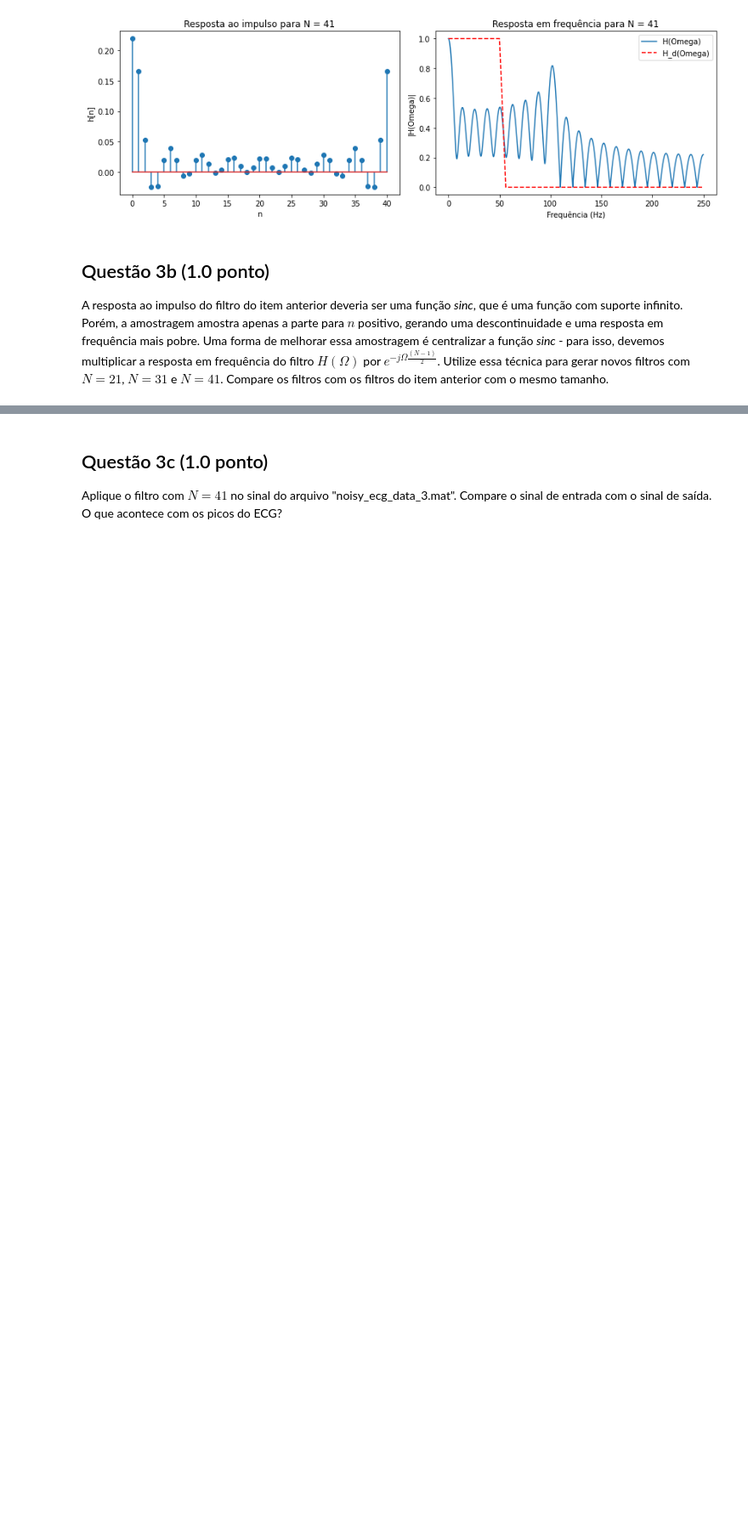
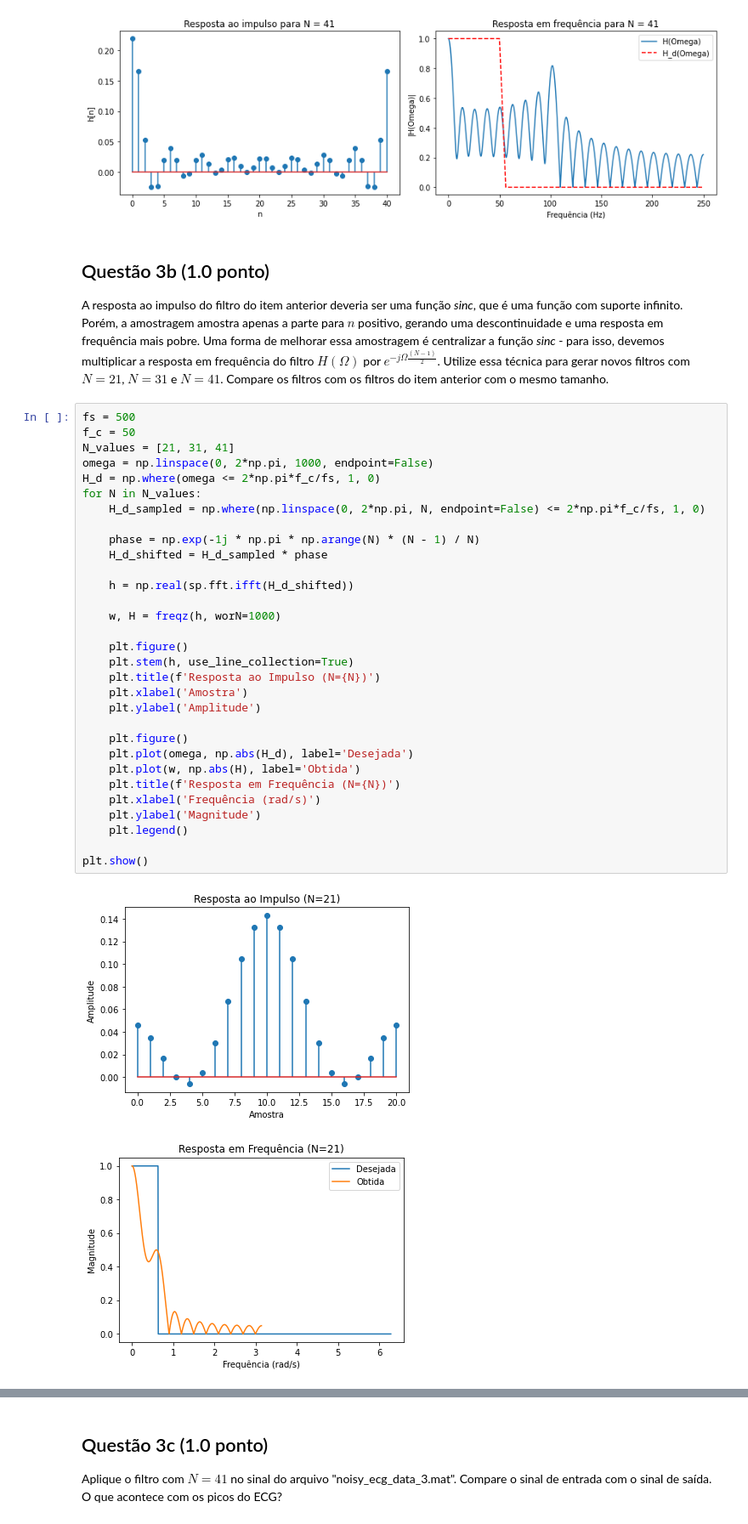
Before and after one commit to yantavares/sstd, a Jupyter notebook: Projeto_4/projeto4.ipynb, the cells around one changed output, grey strips where cells are left out. Shown: that part at 85% size. Saved outputs shown, nothing was run; the diff lists cells and outputs as text; blank space fills up the shorter version.

```diff
--- a/Projeto_4/projeto4.ipynb
+++ b/Projeto_4/projeto4.ipynb
@@ -294,3 +285,37 @@ for N in [21, 31, 41]:
 ## Questão 3b (1.0  ponto)
 
 A resposta ao impulso do filtro do item anterior deveria ser uma função *sinc*, que é uma função com suporte infinito. Porém, a amostragem amostra apenas a parte para $n$ positivo, gerando uma descontinuidade e uma resposta em frequência mais pobre. Uma forma de melhorar essa amostragem é centralizar a função *sinc* - para isso, devemos multiplicar a resposta em frequência do filtro $H\left(\Omega\right)$ por $e^{-j \Omega \frac{\left(N - 1\right)}{2}}$. Utilize essa técnica para gerar novos filtros com $N = 21$, $N = 31$ e $N = 41$. Compare os filtros com os filtros do item anterior com o mesmo tamanho.
+# %%
+fs = 500
+f_c = 50
+N_values = [21, 31, 41]
+omega = np.linspace(0, 2*np.pi, 1000, endpoint=False)
+H_d = np.where(omega <= 2*np.pi*f_c/fs, 1, 0)
+for N in N_values:
+    H_d_sampled = np.where(np.linspace(0, 2*np.pi, N, endpoint=False) <= 2*np.pi*f_c/fs, 1, 0)
+
+    phase = np.exp(-1j * np.pi * np.arange(N) * (N - 1) / N)
+    H_d_shifted = H_d_sampled * phase
+
+    h = np.real(sp.fft.ifft(H_d_shifted))
+
+    w, H = freqz(h, worN=1000)
+
+    plt.figure()
+    plt.stem(h, use_line_collection=True)
+    plt.title(f'Resposta ao Impulso (N={N})')
+    plt.xlabel('Amostra')
+    plt.ylabel('Amplitude')
+
+    plt.figure()
+    plt.plot(omega, np.abs(H_d), label='Desejada')
+    plt.plot(w, np.abs(H), label='Obtida')
+    plt.title(f'Resposta em Frequência (N={N})')
+    plt.xlabel('Frequência (rad/s)')
+    plt.ylabel('Magnitude')
+    plt.legend()
+
+plt.show()
+# %% [output]
+[figure, added]
+[figure, added]
```
Also changed, not shown: parts of 6 cells of this notebook.
